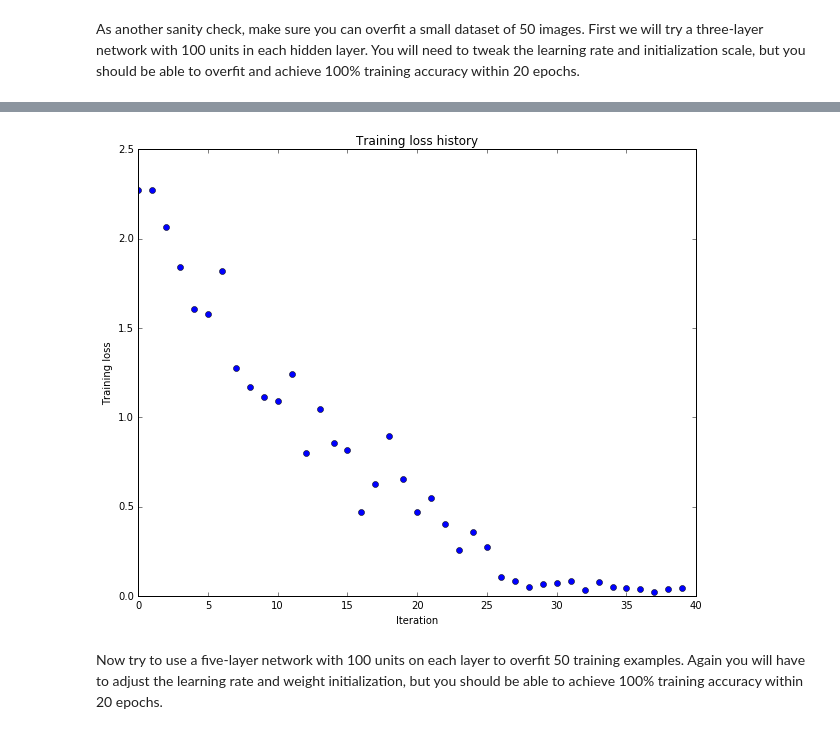
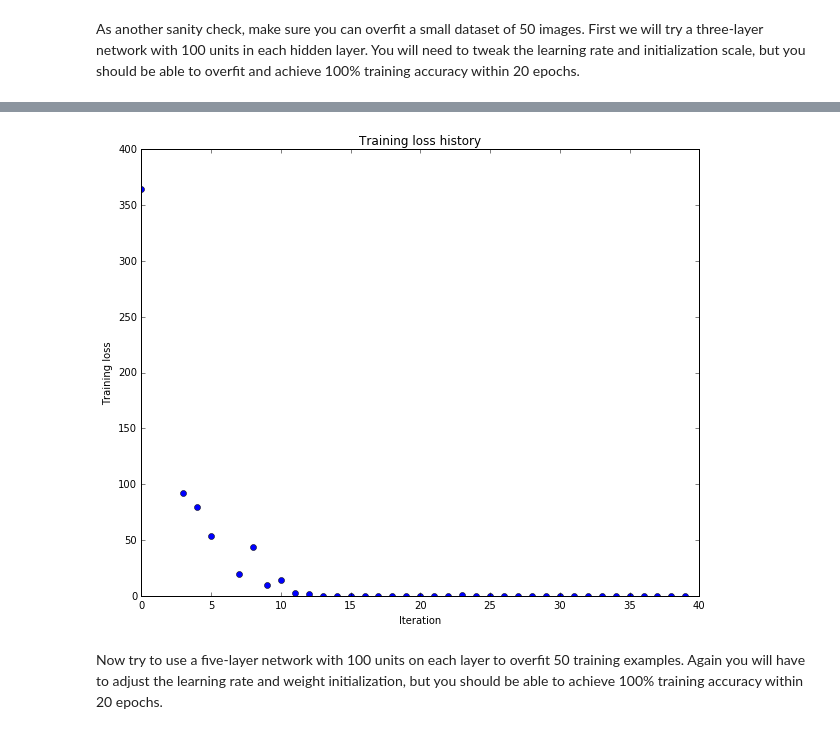
Before and after one commit to Julius0615/cs294_129, a Jupyter notebook: assignment2/FullyConnectedNets.ipynb, the cells around one changed output, grey strips where cells are left out. Saved outputs shown, nothing was run; the diff lists cells and outputs as text; code cells hidden in the pictures.

```diff
--- a/assignment2/FullyConnectedNets.ipynb
+++ b/assignment2/FullyConnectedNets.ipynb
@@ -426,8 +426,8 @@ small_data = {
   'y_val': data['y_val'],
 }
 
-weight_scale = 1e-2
-learning_rate = 1e-2
+weight_scale = 1e-1
+learning_rate = 1e-3
 model = FullyConnectedNet([100, 100],
               weight_scale=weight_scale, dtype=np.float64)
 solver = Solver(model, small_data,
@@ -465,4 +465,4 @@ plt.show()
-[figure, old version]
+[figure, new version]
 # %% [markdown]
 Now try to use a five-layer network with 100 units on each layer to overfit 50 training examples. Again you will have to adjust the learning rate and weight initialization, but you should be able to achieve 100% training accuracy within 20 epochs.
 # %%
```
Also changed, not shown: parts of 13 cells of this notebook, 3 other files.
